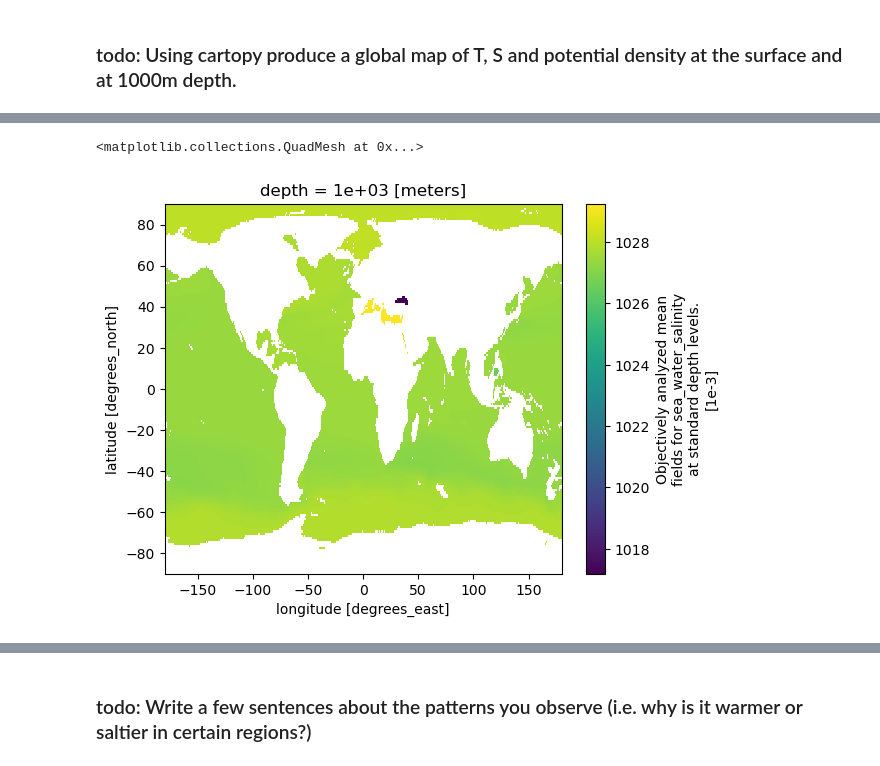
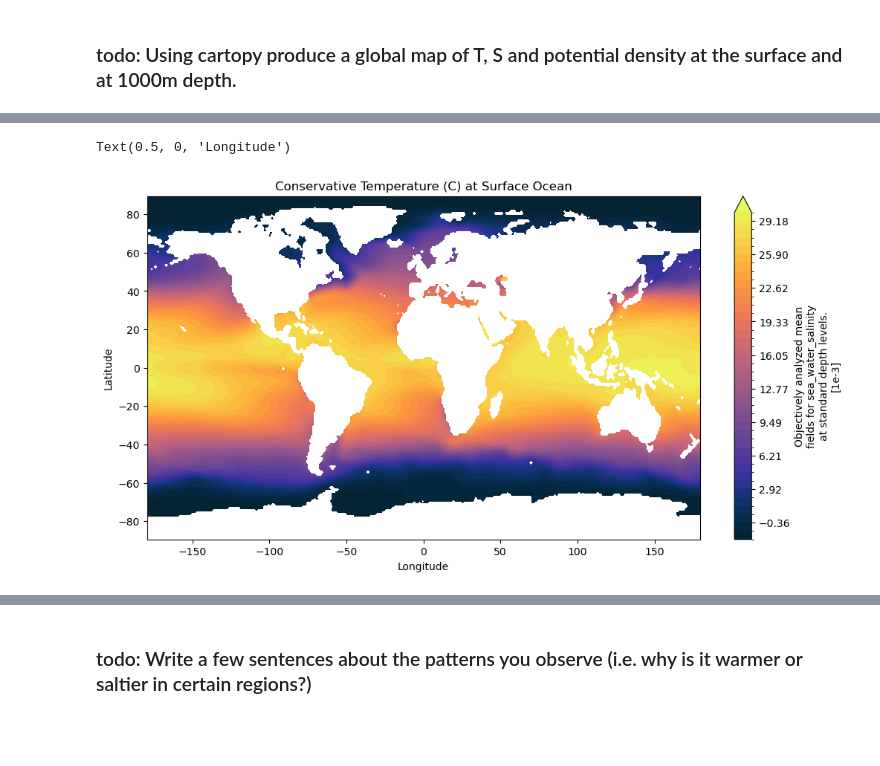
Before and after one commit to samrey3002/physical_oceanography, a Jupyter notebook: notebooks/thermal_wind.ipynb, the cells around one changed output, grey strips where cells are left out. Cells and saved outputs as stored; diff of their text form; code cells hidden in the pictures; blank space fills up the shorter version.

```diff
--- a/notebooks/thermal_wind.ipynb
+++ b/notebooks/thermal_wind.ipynb
@@ -168,5 +143,13 @@ potential_density.sel(depth='0.00e+00').plot()
-# %%
-potential_density.sel(depth='1.00e+03').plot()
-# %% [output]
-<matplotlib.collections.QuadMesh at 0x...>
-[figure, removed]
+# %%
+fig, ax = plt.subplots(figsize=(12, 6))
+
+conservative_temp.sel(depth='0.00e+00').plot.contourf(vmin=-2, vmax=30, cmap=cmocean.cm.thermal, levels=40)
+
+ax.set_title('Conservative Temperature (C) at Surface Ocean')
+
+ax.set_ylabel('Latitude')
+
+ax.set_xlabel('Longitude')
+# %% [output]
+Text(0.5, 0, 'Longitude')
+[figure, added]
```
Also changed, not shown: parts of 13 cells of this notebook.
